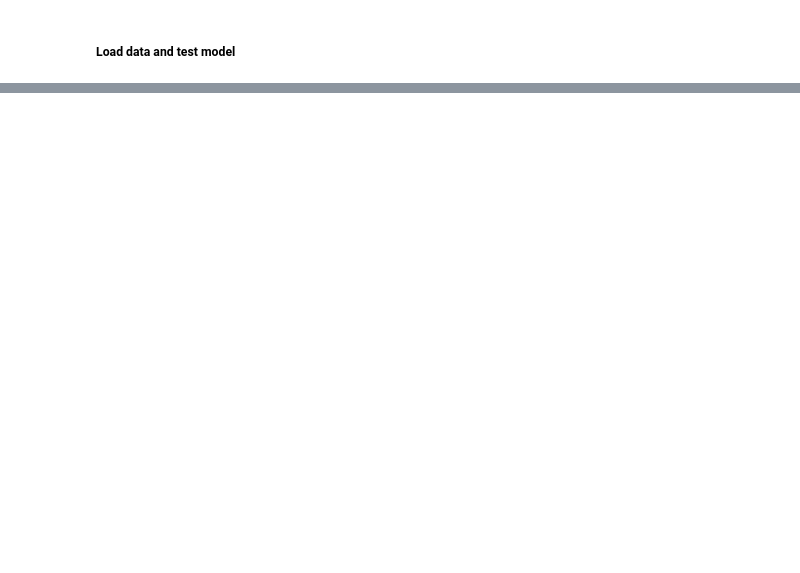
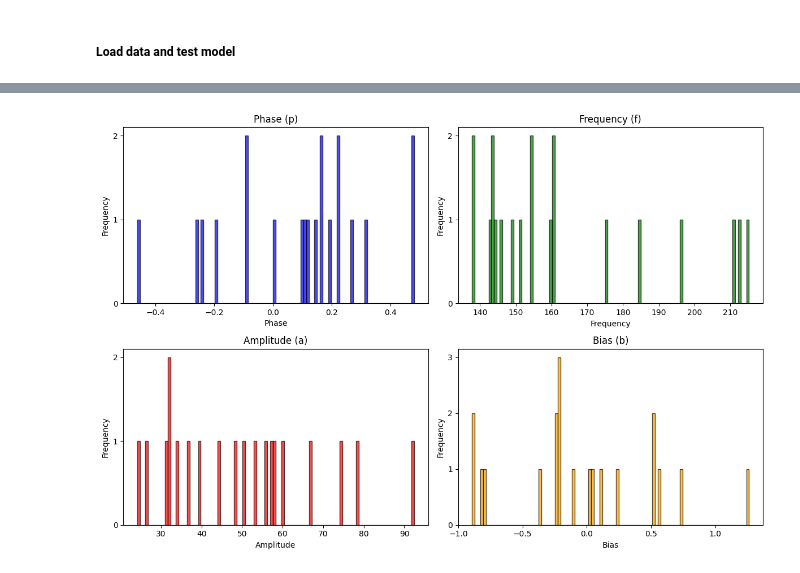
Before and after one commit to HX-Tfd/DeepPhase4Audio, a Jupyter notebook: notebooks/pae.ipynb, the cells around one changed output, grey strips where cells are left out. Drawn from its saved outputs; the diff is of its cells as text; code cells hidden in the pictures; blank space fills up the shorter version.

```diff
--- a/notebooks/pae.ipynb
+++ b/notebooks/pae.ipynb
@@ -136,3 +138,50 @@ plt.show()
+# %%
+p, f, a, b = params
+n_bins = 100
+
+# Create subplots for histograms
+plt.figure(figsize=(12, 8))
+
+# Phase (p)
+plt.subplot(2, 2, 1)
+plt.hist(p.detach().numpy().flatten(), bins=n_bins, color="blue", alpha=0.7, edgecolor="black")
+plt.title("Phase (p)")
+plt.xlabel("Phase")
+plt.ylabel("Frequency")
+plt.gca().yaxis.set_major_locator(MaxNLocator(integer=True))  # Ensure integer y-axis ticks
+
+
+# Frequency (f)
+plt.subplot(2, 2, 2)
+plt.hist(f.detach().numpy().flatten(), bins=n_bins, color="green", alpha=0.7, edgecolor="black")
+plt.title("Frequency (f)")
+plt.xlabel("Frequency")
+plt.ylabel("Frequency")
+plt.gca().yaxis.set_major_locator(MaxNLocator(integer=True))  # Ensure integer y-axis ticks
+
+
+# Amplitude (a)
+plt.subplot(2, 2, 3)
+plt.hist(a.detach().numpy().flatten(), bins=n_bins, color="red", alpha=0.7, edgecolor="black")
+plt.title("Amplitude (a)")
+plt.xlabel("Amplitude")
+plt.ylabel("Frequency")
+plt.gca().yaxis.set_major_locator(MaxNLocator(integer=True))  # Ensure integer y-axis ticks
+
+
+# Bias (b)
+plt.subplot(2, 2, 4)
+plt.hist(b.detach().numpy().flatten(), bins=n_bins, color="orange", alpha=0.7, edgecolor="black")
+plt.title("Bias (b)")
+plt.xlabel("Bias")
+plt.ylabel("Frequency")
+plt.gca().yaxis.set_major_locator(MaxNLocator(integer=True))  # Ensure integer y-axis ticks
+
+
+plt.tight_layout()
+plt.show()
+# %% [output]
+[figure, added]
 # %%
 """ plot input and output (log) Spectograms """
 
```
Also changed, not shown: parts of 4 cells of this notebook, 13 other files.
